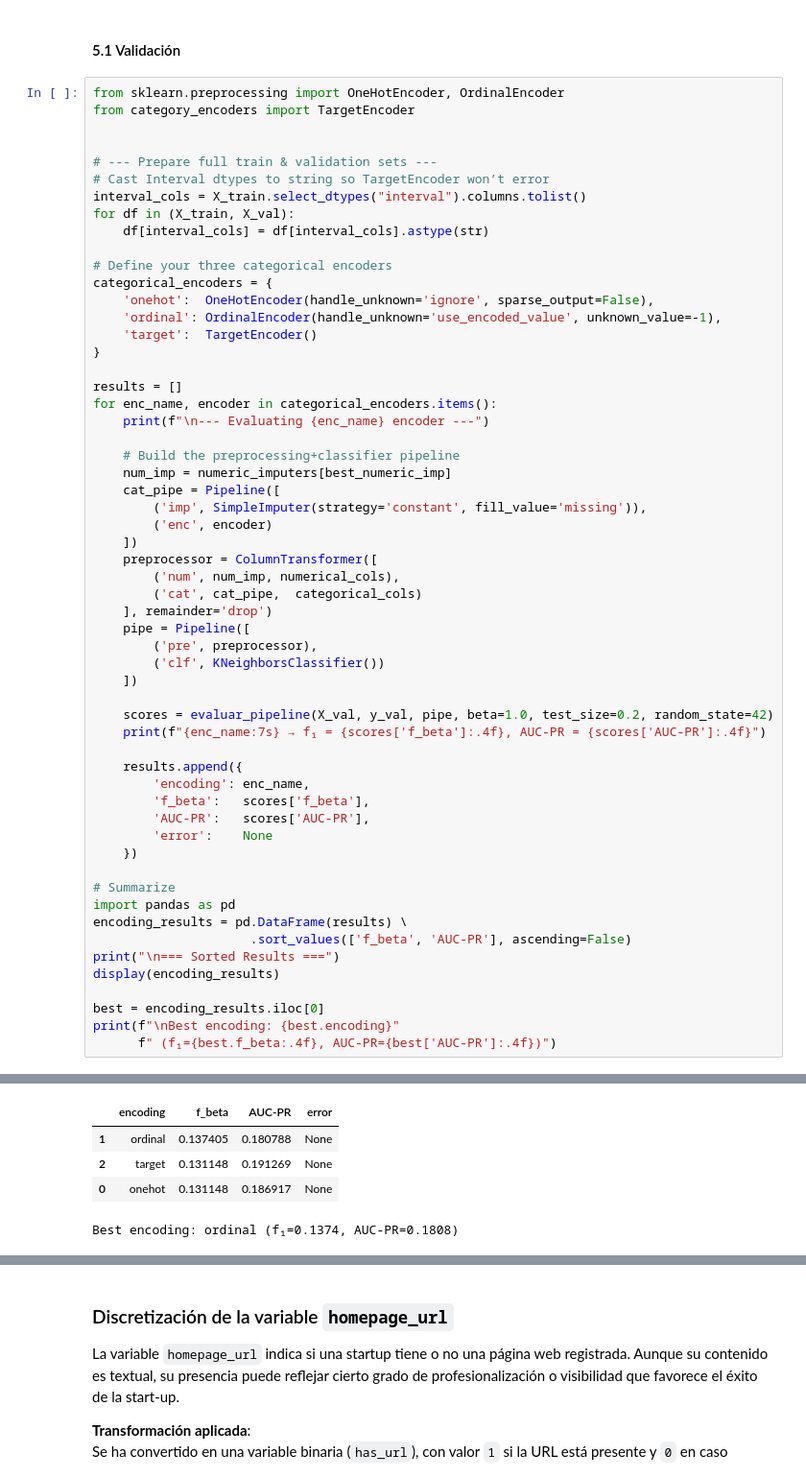
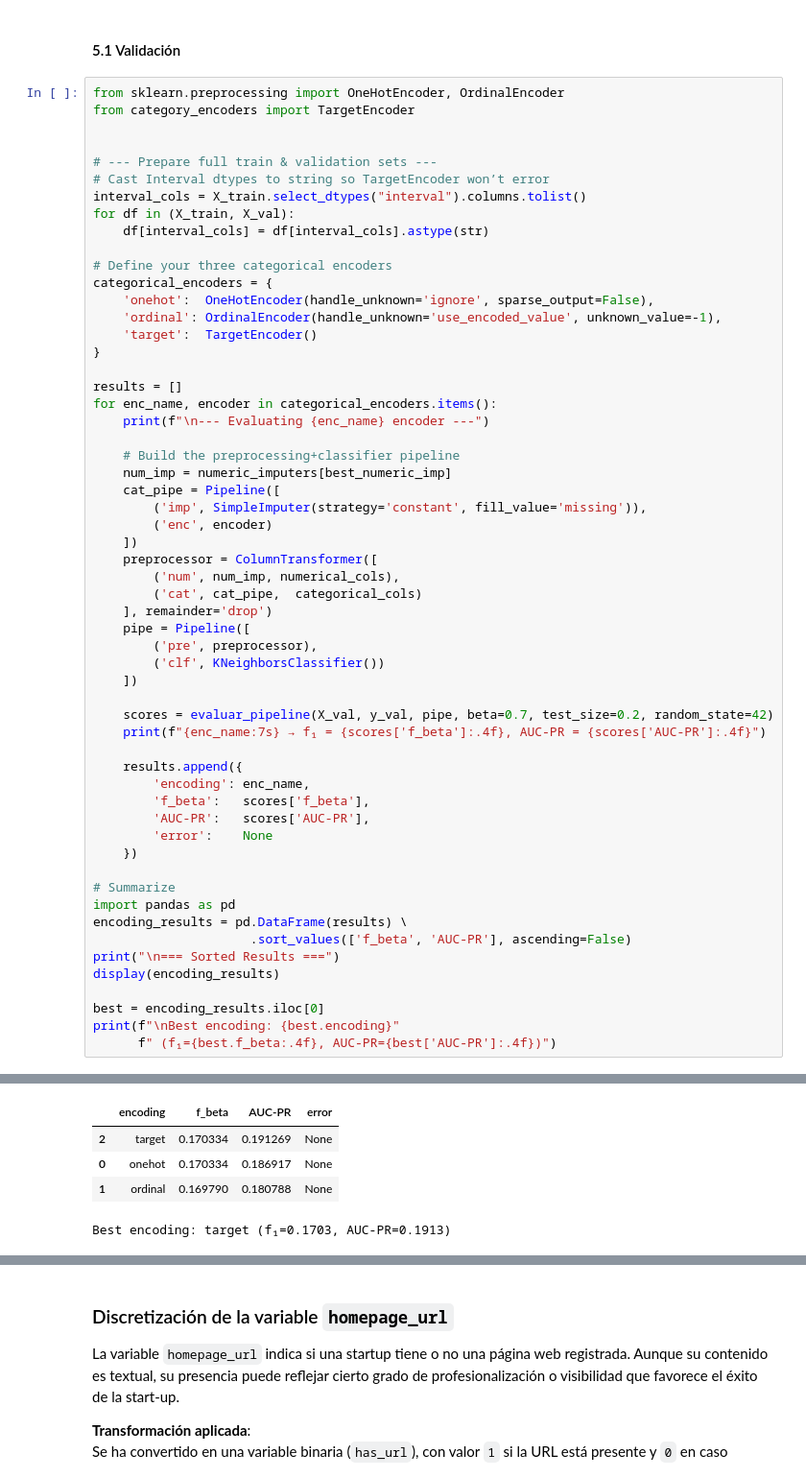
Before and after one commit to martinsoteIo/Predicting_Startup_Acquisitions, a Jupyter notebook: startup_investments_project/startup_investments_classification.ipynb, the cells around one changed output, grey strips where cells are left out. Shown at 96% size. Cells and saved outputs as stored; diff of their text form.

```diff
--- a/startup_investments_project/startup_investments_classification.ipynb
+++ b/startup_investments_project/startup_investments_classification.ipynb
@@ -1199,7 +1199,7 @@ for enc_name, encoder in categorical_encoders.items():
         ('clf', KNeighborsClassifier())
     ])
 
-    scores = evaluar_pipeline(X_val, y_val, pipe, beta=1.0, test_size=0.2, random_state=42)
+    scores = evaluar_pipeline(X_val, y_val, pipe, beta=0.7, test_size=0.2, random_state=42)
     print(f"{enc_name:7s} → f₁ = {scores['f_beta']:.4f}, AUC-PR = {scores['AUC-PR']:.4f}")
 
     results.append({
@@ -1231,7 +1231,7 @@ target  → f₁ = 0.1311, AUC-PR = 0.1913
 
 === Sorted Results ===
 |  | encoding | f_beta | AUC-PR | error |
-| 1 | ordinal | 0.137405 | 0.180788 | None |
-| 2 | target | 0.131148 | 0.191269 | None |
-| 0 | onehot | 0.131148 | 0.186917 | None |
+| 2 | target | 0.170334 | 0.191269 | None |
+| 0 | onehot | 0.170334 | 0.186917 | None |
+| 1 | ordinal | 0.169790 | 0.180788 | None |
-Best encoding: ordinal (f₁=0.1374, AUC-PR=0.1808)
+Best encoding: target (f₁=0.1703, AUC-PR=0.1913)
```
Also changed, not shown: parts of 9 cells of this notebook.
